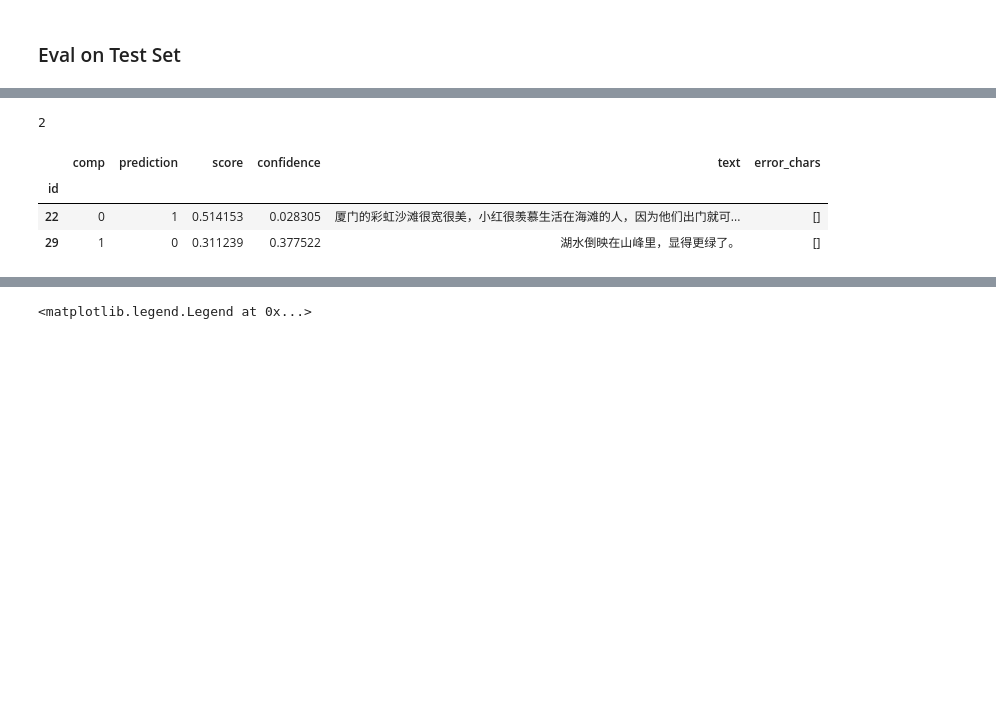
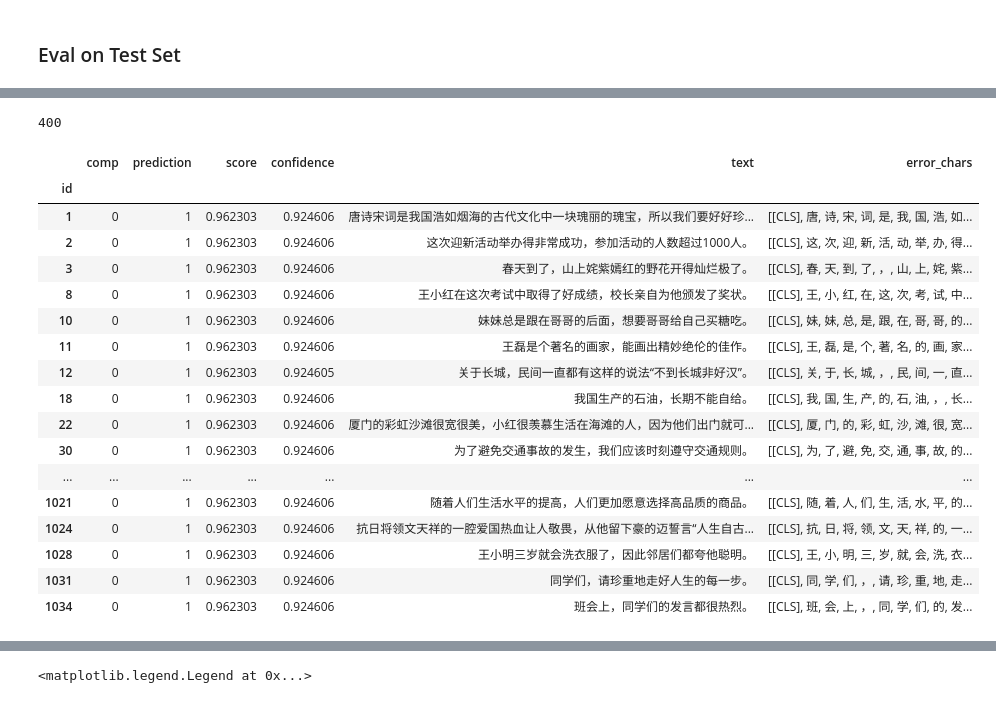
Before and after one commit to holajoa/chinese-grammar-error-detection, a Jupyter notebook: notebooks/predict.ipynb, the cells around one changed output, grey strips where cells are left out. Drawn from its saved outputs; the diff is of its cells as text; code cells hidden in the pictures; blank space fills up the shorter version.

```diff
--- a/notebooks/predict.ipynb
+++ b/notebooks/predict.ipynb
@@ -21,19 +21,23 @@ np.random.seed(1024)
 # device = torch.device("cpu")
 device = torch.device("cuda:0")
 ntf()
+# %%
+MODEL_SIZE = 'large'
 # %%
-np.random.seed(1027)
+np.random.seed(297)
 
-train_df = pd.read_csv('../data-org/train.csv', sep='\t', index_col='id').iloc[np.random.choice(range(45000), size=500)]
+train_df = pd.read_csv('../data-org/train.csv', sep='\t', index_col='id').iloc[np.random.choice(range(45000), size=1000)]
 test_df = pd.read_csv('../data-org/test.csv', sep='\t', index_col='id')
 
-model_name = 'hfl/chinese-macbert-base'
+model_name = 'hfl/chinese-macbert-base' if MODEL_SIZE == 'base' else 'hfl/chinese-macbert-large'
 ner_model_name = 'uer/roberta-base-finetuned-cluener2020-chinese'
+
+max_length = 128 if MODEL_SIZE == 'base' else 64
 
 test_dataset_config = {
     'model_name':model_name,
     # 'aux_model_name':ner_model_name,
-    'maxlength':128,
+    'maxlength':max_length,
     'train_val_split':-1,
     'test':True,
     'remove_username':False,
@@ -52,7 +56,7 @@ test.construct_dataset()
 train_dataset_config = {
     'model_name':model_name,
     # 'aux_model_name':ner_model_name,
-    'maxlength':128,
+    'maxlength':max_length,
     'train_val_split':-1,
     'test':False,
     'remove_username':False,
@@ -142,4 +148,5 @@ prediction = apply_ged_pipeline(train_df.text.values, majority_vote=True)
 # %%
+prediction, seq_predictions = apply_ged_pipeline(train_df.text.values, majority_vote=False)
 
 data = train_df[['label', 'text']]
 data['prediction'] = prediction
@@ -216,20 +239,37 @@ ntf()
+# %%
+test_probs, test_seq_probs, test_err_char_lst = apply_ged_pipeline(test_df.text.values)
 # %%
-prediction = probs.argmax(1)
 
-data = test_df.copy(deep=True)
-data['comp'] = pd.read_csv('../submissions/submission-v3-0.75624.csv', delimiter='\t').set_index('id').label
-data['prediction'] = probs.argmax(1)
-data['score'] = probs[:, 1]
-data['confidence'] = 1 - 2*np.abs(data.score.values - data.prediction)
+test_data = test_df.copy(deep=True)
+test_data['comp'] = pd.read_csv('../submissions/submission-v3-0.75624.csv', delimiter='\t').set_index('id').label
 
-data = data[['comp', 'prediction',  'score', 'confidence', 'text']]
-data['error_chars'] = err_char_lst
-print(len(data[data.comp != data.prediction]))
+test_data['prediction'] = test_probs.argmax(1)
+test_data['score'] = test_probs[:, 1]
+test_data['confidence'] = 1 - 2*np.abs(test_data.score.values - test_data.prediction)
+
+test_data = test_data[['comp', 'prediction',  'score', 'confidence', 'text']]
+test_data['error_chars'] = test_err_char_lst
+print(len(test_data[test_data.comp != test_data.prediction]))
 with pd.option_context('display.max_rows', None, 'display.max_columns', None):
-    display(data[data.comp != data.prediction].sort_values(by='confidence'))
+    # display(data[data.comp != data.prediction].sort_values(by='confidence'))
+    display(test_data[test_data.comp != test_data.prediction])
 # %% [output]
-2
+400
 |  | comp | prediction | score | confidence | text | error_chars |
 | id |  |  |  |  |  |  |
-| 22 | 0 | 1 | 0.514153 | 0.028305 | 厦门的彩虹沙滩很宽很美，小红很羡慕生活在海滩的人，因为他们出门就可... | [] |
-| 29 | 1 | 0 | 0.311239 | 0.377522 | 湖水倒映在山峰里，显得更绿了。 | [] |
+| 1 | 0 | 1 | 0.962303 | 0.924606 | 唐诗宋词是我国浩如烟海的古代文化中一块瑰丽的瑰宝，所以我们要好好珍... | [[CLS], 唐, 诗, 宋, 词, 是, 我, 国, 浩, 如... |
+| 2 | 0 | 1 | 0.962303 | 0.924606 | 这次迎新活动举办得非常成功，参加活动的人数超过1000人。 | [[CLS], 这, 次, 迎, 新, 活, 动, 举, 办, 得... |
+| 3 | 0 | 1 | 0.962303 | 0.924606 | 春天到了，山上姹紫嫣红的野花开得灿烂极了。 | [[CLS], 春, 天, 到, 了, ，, 山, 上, 姹, 紫... |
+| 8 | 0 | 1 | 0.962303 | 0.924606 | 王小红在这次考试中取得了好成绩，校长亲自为他颁发了奖状。 | [[CLS], 王, 小, 红, 在, 这, 次, 考, 试, 中... |
+| 10 | 0 | 1 | 0.962303 | 0.924606 | 妹妹总是跟在哥哥的后面，想要哥哥给自己买糖吃。 | [[CLS], 妹, 妹, 总, 是, 跟, 在, 哥, 哥, 的... |
+| 11 | 0 | 1 | 0.962303 | 0.924606 | 王磊是个著名的画家，能画出精妙绝伦的佳作。 | [[CLS], 王, 磊, 是, 个, 著, 名, 的, 画, 家... |
+| 12 | 0 | 1 | 0.962303 | 0.924605 | 关于长城，民间一直都有这样的说法“不到长城非好汉”。 | [[CLS], 关, 于, 长, 城, ，, 民, 间, 一, 直... |
+| 18 | 0 | 1 | 0.962303 | 0.924606 | 我国生产的石油，长期不能自给。 | [[CLS], 我, 国, 生, 产, 的, 石, 油, ，, 长... |
+| 22 | 0 | 1 | 0.962303 | 0.924606 | 厦门的彩虹沙滩很宽很美，小红很羡慕生活在海滩的人，因为他们出门就可... | [[CLS], 厦, 门, 的, 彩, 虹, 沙, 滩, 很, 宽... |
+| 30 | 0 | 1 | 0.962303 | 0.924606 | 为了避免交通事故的发生，我们应该时刻遵守交通规则。 | [[CLS], 为, 了, 避, 免, 交, 通, 事, 故, 的... |
+| ... | ... | ... | ... | ... | ... | ... |
+| 1021 | 0 | 1 | 0.962303 | 0.924606 | 随着人们生活水平的提高，人们更加愿意选择高品质的商品。 | [[CLS], 随, 着, 人, 们, 生, 活, 水, 平, 的... |
+| 1024 | 0 | 1 | 0.962303 | 0.924606 | 抗日将领文天祥的一腔爱国热血让人敬畏，从他留下豪的迈誓言“人生自古... | [[CLS], 抗, 日, 将, 领, 文, 天, 祥, 的, 一... |
+| 1028 | 0 | 1 | 0.962303 | 0.924606 | 王小明三岁就会洗衣服了，因此邻居们都夸他聪明。 | [[CLS], 王, 小, 明, 三, 岁, 就, 会, 洗, 衣... |
+| 1031 | 0 | 1 | 0.962303 | 0.924606 | 同学们，请珍重地走好人生的每一步。 | [[CLS], 同, 学, 们, ，, 请, 珍, 重, 地, 走... |
+| 1034 | 0 | 1 | 0.962303 | 0.924606 | 班会上，同学们的发言都很热烈。 | [[CLS], 班, 会, 上, ，, 同, 学, 们, 的, 发... |
```
Also changed, not shown: parts of 11 cells of this notebook, 41 other files.
